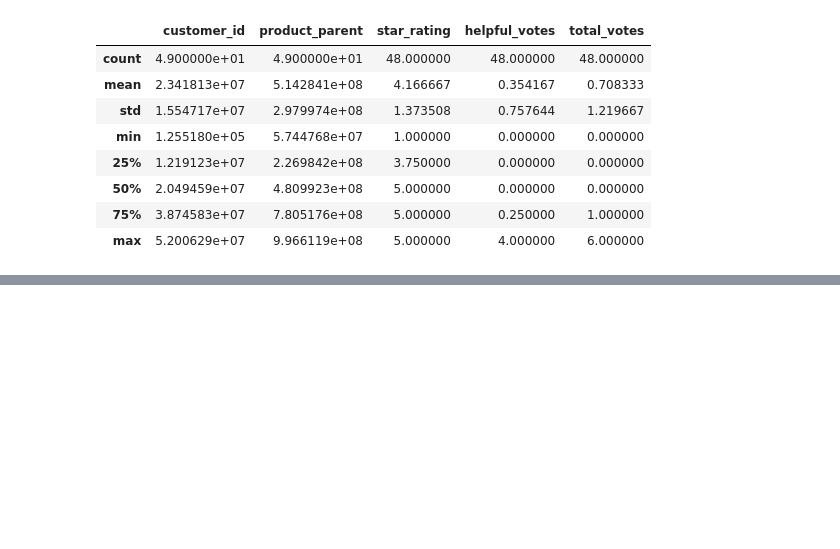
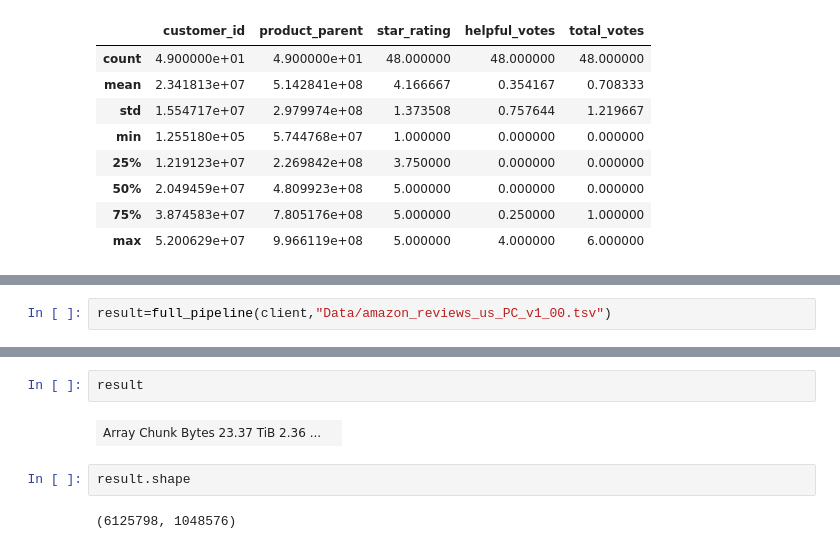
Before and after one commit to rohangoli/CPSC8810_Project, a Jupyter notebook: Intro_Rapids.ipynb, the cells around one changed output, grey strips where cells are left out. Drawn from its saved outputs; the diff is of its cells as text; blank space fills up the shorter version.

```diff
--- a/Intro_Rapids.ipynb
+++ b/Intro_Rapids.ipynb
@@ -47,0 +152,2 @@ gdf.describe()
+# %%
+result=full_pipeline(client,"Data/amazon_reviews_us_PC_v1_00.tsv")
@@ -47,0 +194,8 @@ gdf.describe()
+# %%
+result
+# %% [output]
+| Array Chunk Bytes 23.37 TiB 2.36 ... |  |
+# %%
+result.shape
+# %% [output]
+(6125798, 1048576)
```
Also changed, not shown: parts of 12 cells of this notebook, 2 other files.
